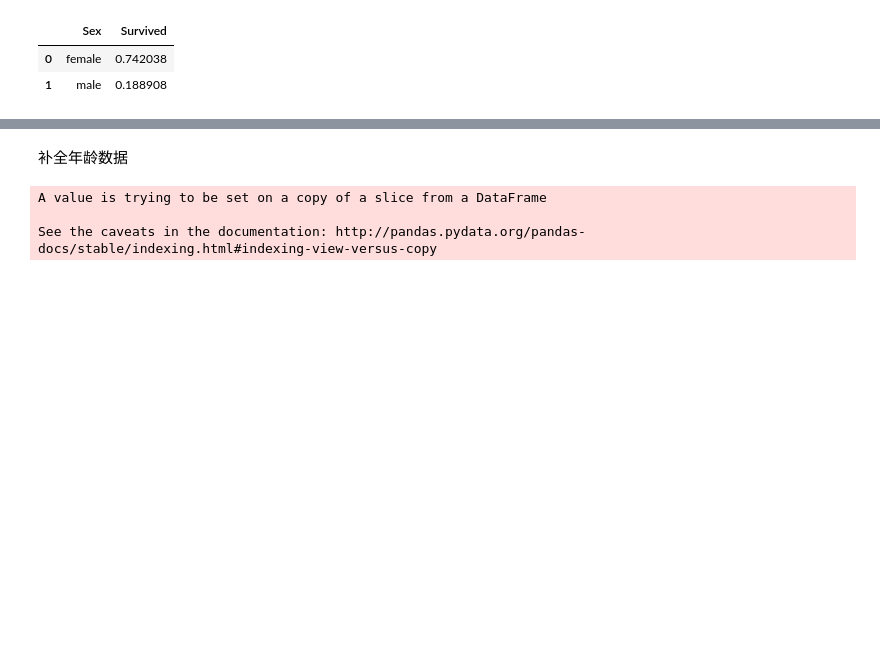
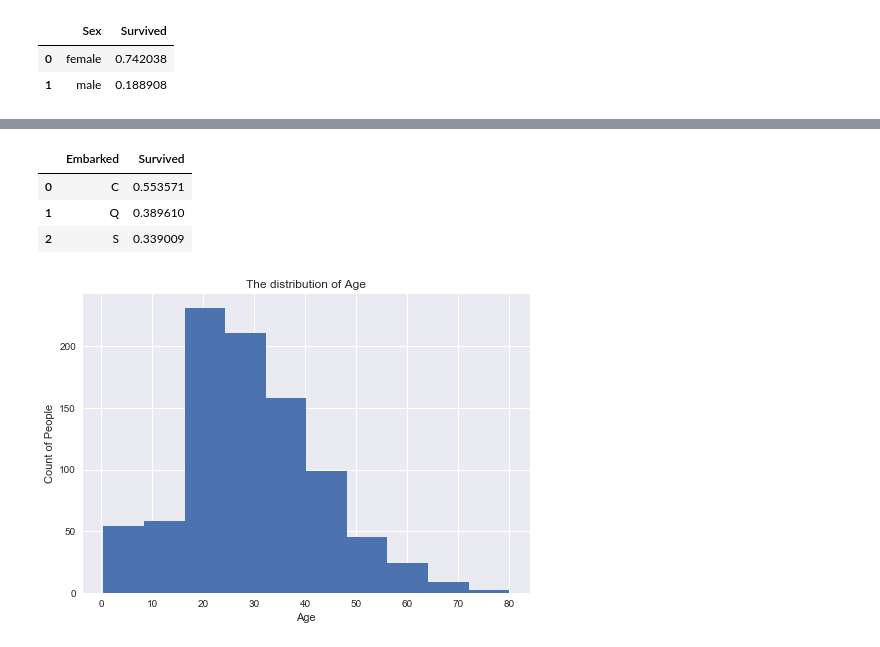
Before and after one commit to xueweiyema/titanic_analysis, a Jupyter notebook: titanic.ipynb, the cells around one changed output, grey strips where cells are left out. Drawn from its saved outputs; the diff is of its cells as text; code cells hidden in the pictures; blank space fills up the shorter version.

```diff
--- a/titanic.ipynb
+++ b/titanic.ipynb
@@ -32,0 +52,13 @@ memory usage: 83.6+ KB
+# %%
+mean_age = df["Age"].mean()
+std_age = df["Age"].std()
+count_nan_age = df["Age"].isnull().sum()
+
+rand_1 = np.random.randint(mean_age - std_age, mean_age + std_age, size = count_nan_age)
+df["Age"][np.isnan(df["Age"])] = rand_1
+
+df=df.drop("Cabin",axis=1)
+
+df["Embarked"]=df["Embarked"].fillna('S')
+
+df.info()
@@ -32,0 +88,11 @@ memory usage: 83.6+ KB
+# %%
+#生存与是否有家人同伴的关系
+df['Is_family']=df['SibSp']+df['Parch']
+def num_1(x):
+    if x>0:
+        return 1
+    else:
+        return 0
+df['Is_family'] = df['Is_family'].apply(num_1)
+f_df=df[['Is_family','Survived']]
+f_df.groupby(['Is_family'], as_index=False).mean().sort_values(by='Survived', ascending=False)
@@ -73,14 +121,21 @@ See the caveats in the documentation: http://pandas.pydata.org/pandas-docs/stabl
-# %% [markdown]
-补全年龄数据
-# %%
-mean_age = df["Age"].mean()
-std_age = df["Age"].std()
-count_nan_age = df["Age"].isnull().sum()
-
-rand_1 = np.random.randint(mean_age - std_age, mean_age + std_age, size = count_nan_age)
-df["Age"][np.isnan(df["Age"])] = rand_1
-average_age = df[["Age", "Survived"]].groupby(['Age'],as_index=False).mean()
-# %% [output]
-A value is trying to be set on a copy of a slice from a DataFrame
-
-See the caveats in the documentation: http://pandas.pydata.org/pandas-docs/stable/indexing.html#indexing-view-versus-copy
+# %%
+# 生存与上船地点的关系
+e_df=df[["Embarked","Survived"]]
+e_df.groupby(['Embarked'], as_index=False).mean().sort_values(by='Survived', ascending=False)
+# %% [output]
+|  | Embarked | Survived |
+| 0 | C | 0.553571 |
+| 1 | Q | 0.389610 |
+| 2 | S | 0.339009 |
+# %%
+# 生存与年龄的关系
+# 由于不是离散数据应此用图像显示
+fig=plt.figure()
+ax=fig.add_subplot(1,1,1)
+ax.hist(df['Age'],bins=10)
+plt.title('The distribution of Age')
+plt.xlabel('Age')
+plt.ylabel('Count of People')
+plt.show()
+# %% [output]
+[figure, added]
```
Also changed, not shown: parts of 11 cells of this notebook.
